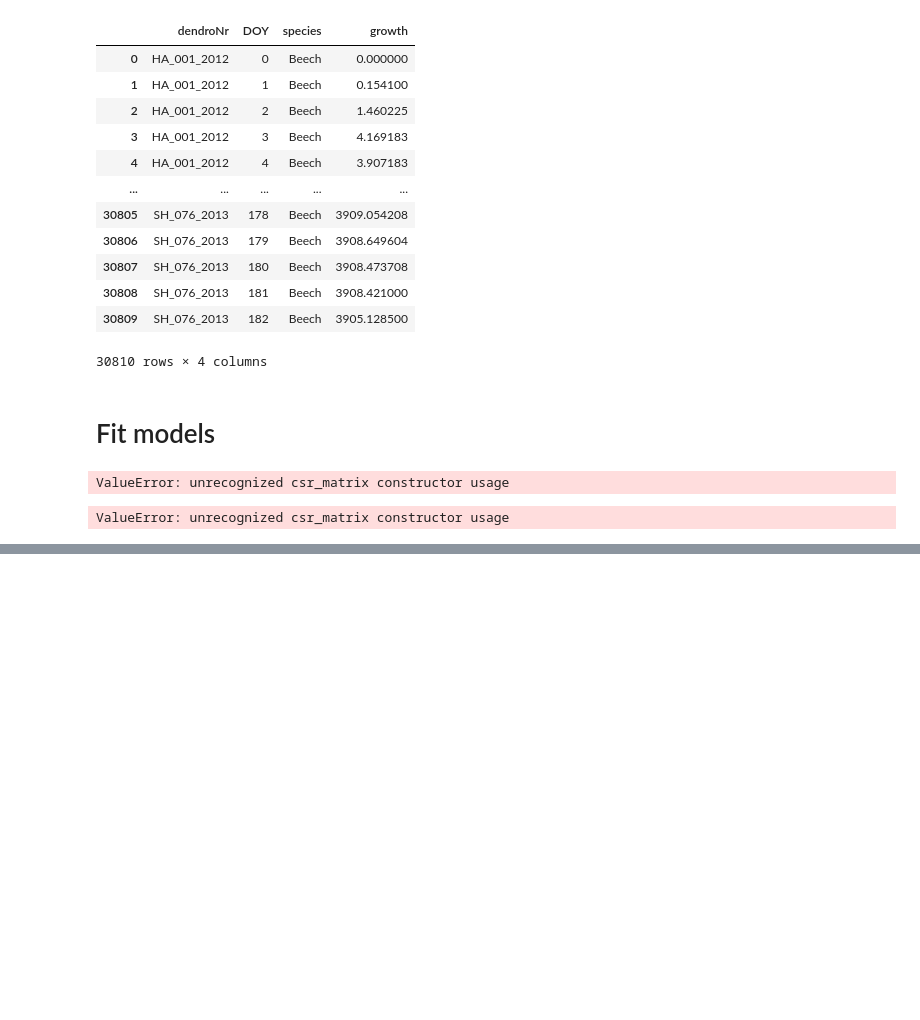
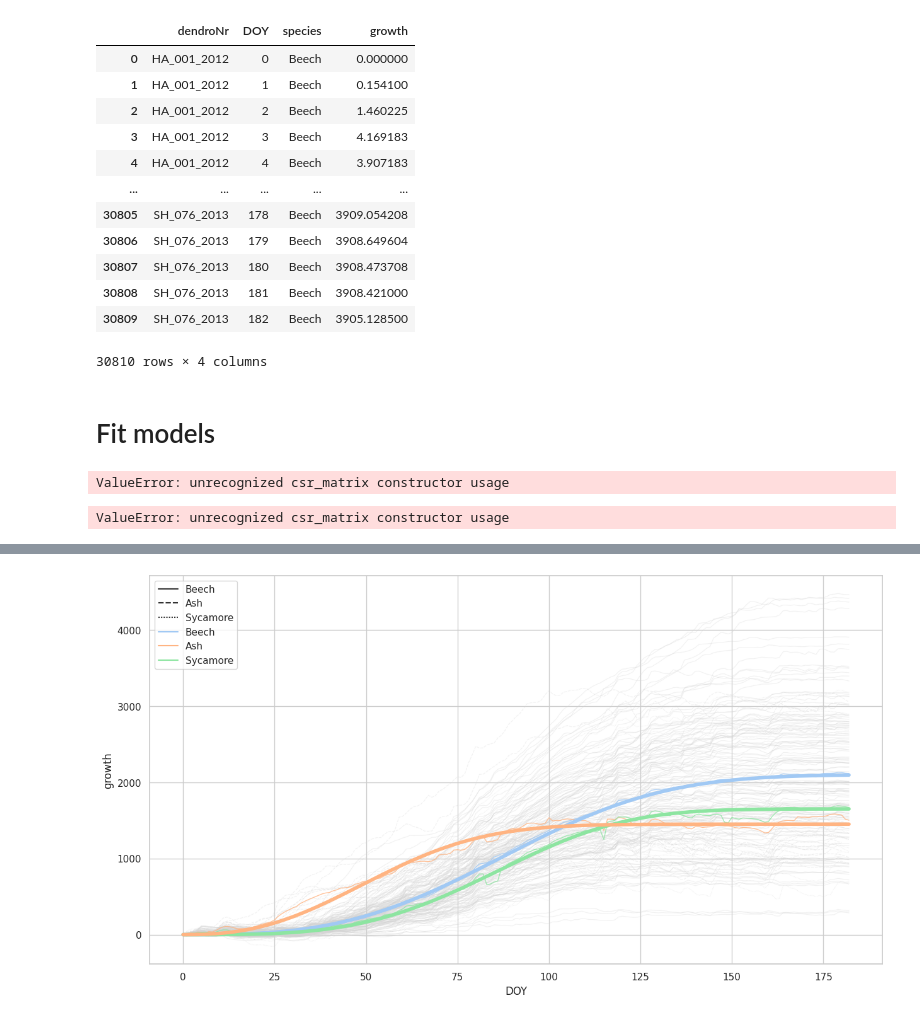
Before and after one commit to ItsNiklas/sparse-gaussian-processes, a Jupyter notebook: Trees.ipynb, the cells around one changed output, grey strips where cells are left out. Drawn from its saved outputs; the diff is of its cells as text; code cells hidden in the pictures; blank space fills up the shorter version.

```diff
--- a/Trees.ipynb
+++ b/Trees.ipynb
@@ -142,0 +161,51 @@ plt.show()
+# %%
+fig = plt.figure(figsize=(15,8))
+sns.set_theme(style="whitegrid", palette="pastel")
+
+def weibull_F(x, lambda_, k_):
+    return 1 - jnp.exp(-(lambda_ * x) ** k_)
+
+# All lines
+sns.lineplot(
+    data=dendro,
+    x="DOY",
+    y="growth",
+    style="species",
+    units="dendroNr",
+    lw=0.8,
+    estimator=None,
+    c="lightgray",
+    alpha=0.3,
+)
+
+# Plot means
+sns.lineplot(
+    data=dendro,
+    x="DOY",
+    y="growth",
+    hue="species",
+    #estimator=None, errorbar=('ci', 99),
+    errorbar=None,
+    lw=1,
+    zorder=2,
+    alpha=0.8,
+)
+
+# Plot Weibull
+for i, tree_model in enumerate(tree_models):
+    match i:
+        case 0: mean_prediction = 2100 * weibull_F(X.ravel(), 1/100, 3)
+        case 1: mean_prediction = 1650 * weibull_F(X.ravel(), 1/95, 3.5)
+        case 2: mean_prediction = 1450 * weibull_F(X.ravel(), 1/60, 2.5)
+
+    sns.lineplot(
+        x=X.ravel(),
+        y=mean_prediction.ravel(),
+        lw=4,
+        zorder=3,
+        color=sns.color_palette()[i if i == 0 else [2, 1][i - 1]],
+    )
+
+plt.show()
+# %% [output]
+[figure, added]
```
Also changed, not shown: parts of 2 cells of this notebook, 1 other file.
